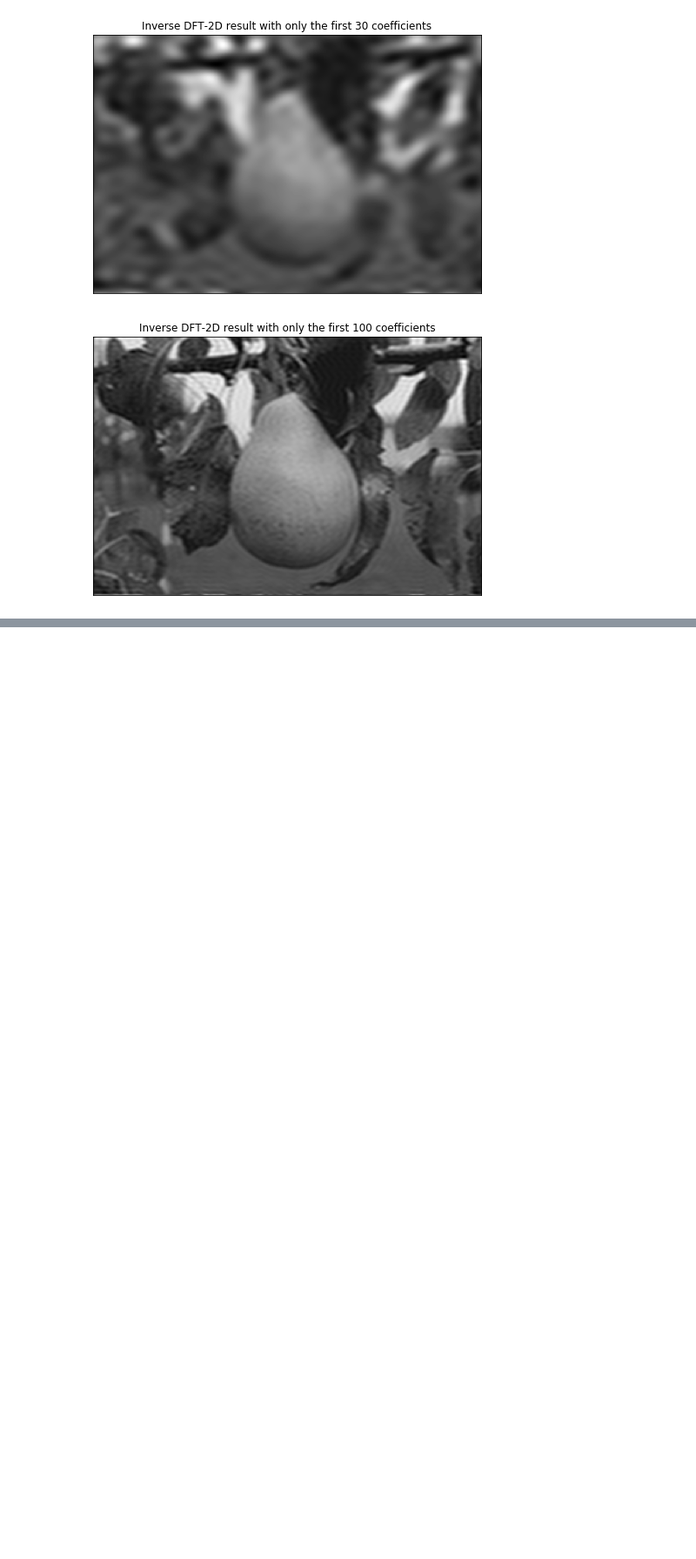
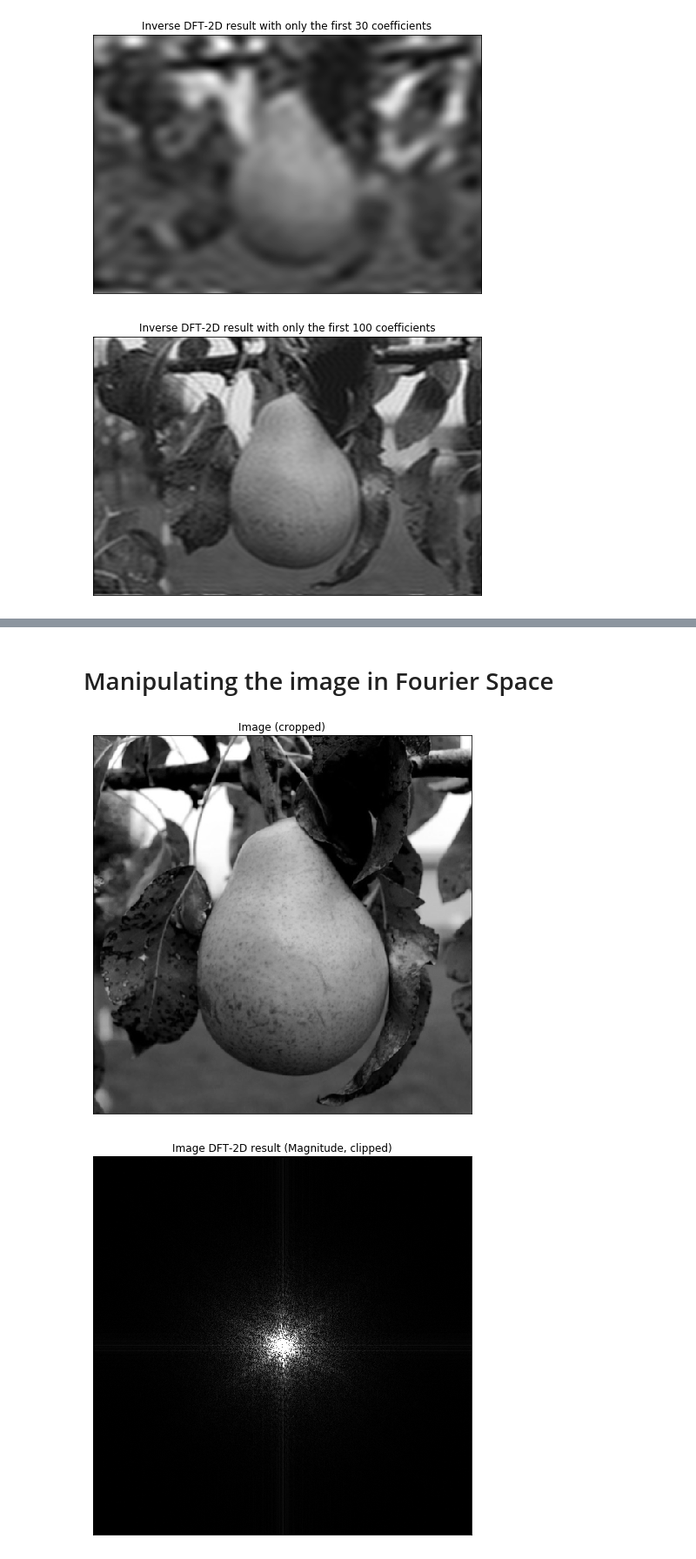
Before and after one commit to vcg-uvic/csc205, a Jupyter notebook: notebooks/examples-spectral-methods.ipynb, the cells around one changed output, grey strips where cells are left out. Shown at 87% size. Drawn from its saved outputs; the diff is of its cells as text; code cells hidden in the pictures; blank space fills up the shorter version.

```diff
--- a/notebooks/examples-spectral-methods.ipynb
+++ b/notebooks/examples-spectral-methods.ipynb
@@ -195,0 +256,37 @@ imshow(img_ifft, "Inverse DFT-2D result with only the first 100 coefficients")
+# %% [markdown]
+# Manipulating the image in Fourier Space
+# %%
+# Crop image in center
+h, w = img_gray.shape
+half_crop = int((w - h) * 0.5)
+img_crop = img_gray[:, half_crop:half_crop+h]
+
+imshow(img_crop, "Image (cropped)")
+
+
+# FFT of the image
+img_fft = fftshift(fft2(img_crop))
+
+# FFT of the filter
+filter_padded = np.zeros_like(img_crop).astype(float)
+pad_h = (img_crop.shape[0]  - filterG.shape[0]) // 2
+pad_w = (img_crop.shape[1]  - filterG.shape[1]) // 2
+filter_padded[pad_h:pad_h+filterG.shape[0], pad_w:pad_w+filterG.shape[1]] = filterG
+filter_fft = fftshift(fft2(fftshift(filter_padded))) #fftshift since anchor is top-left in fft
+
+img_res = abs(img_fft)
+img_clipped = img_res / img_res.std()
+img_clipped = np.maximum(-3, np.minimum(3, img_clipped))
+imshow(img_clipped, "Image DFT-2D result (Magnitude, clipped)")
+
+img_res = abs(filter_fft)
+img_clipped = img_res / (img_res.std() + 1e-5)
+img_clipped = np.maximum(-3, np.minimum(3, img_clipped))
+imshow(img_clipped, "Filter DFT-2D result (Magnitude, clipped)")
+
+img_filtered = np.real((ifft2(fftshift(img_fft * filter_fft))))
+img_disp = np.maximum(0, np.minimum(255, img_filtered.astype(int)))
+imshow(img_disp, "Blurred")
+# %% [output]
+[figure, added]
+[figure, added]
```
Also changed, not shown: parts of 10 cells of this notebook.
